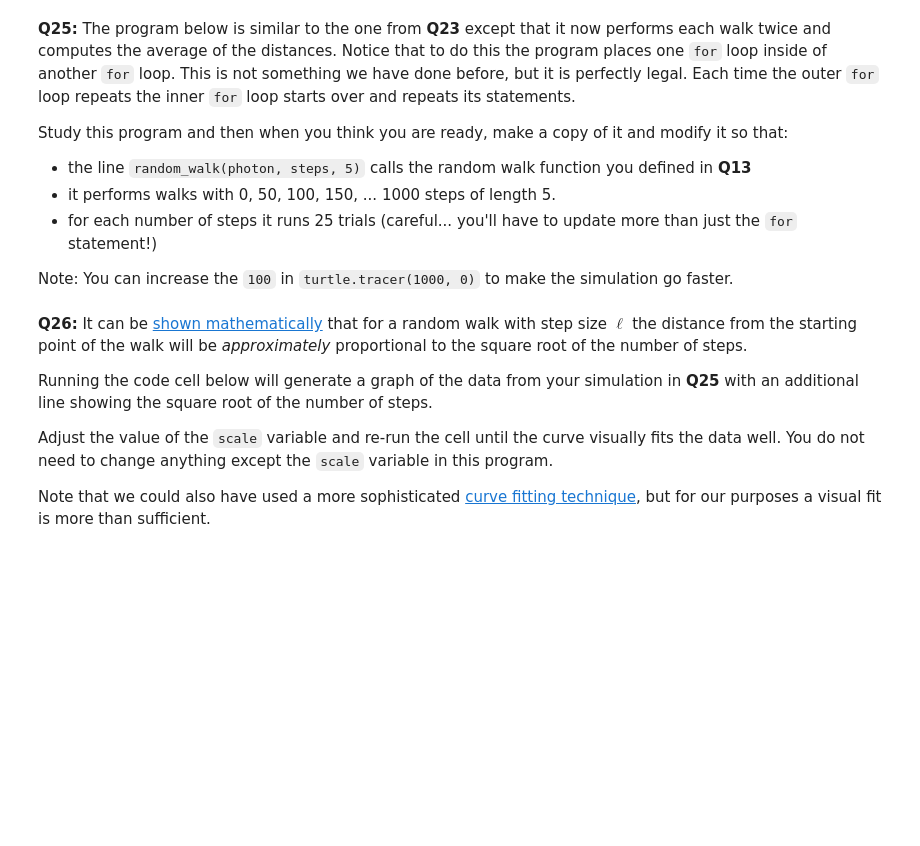
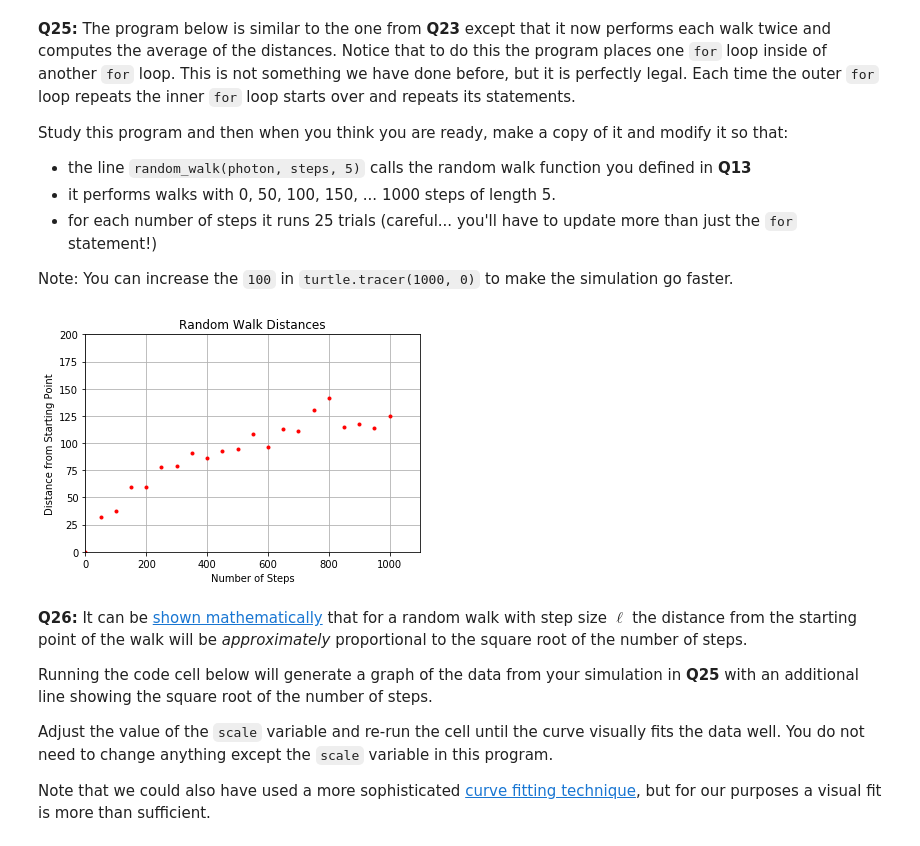
Before and after one commit to dickinson-comp130/Lab05, a Jupyter notebook: Lab05.ipynb, the cells around one changed output. Saved outputs shown, nothing was run; the diff lists cells and outputs as text; code cells hidden in the pictures; blank space fills up the shorter version.

```diff
--- a/Lab05.ipynb
+++ b/Lab05.ipynb
@@ -245,6 +408,51 @@ xlabel("Number of Steps")              # Label the x axis.
 ylabel("Distance from Starting Point") # Label the y axis.
 grid(True)                             # Turn on the grid lines.
 show()                                 # Make the graph show up in the notebook.
+# %%
+import turtle
+import random
+import numpy
+from matplotlib.pyplot import *
+
+photon = turtle.Turtle()
+
+turtle.clearscreen()    # erase any old walks
+turtle.tracer(1000, 0)   # Increase the 100 to make the simulations go faster.
+
+x=[] # will hold x values for the graph.
+y=[] # will hold y values for the graph.
+
+# Do a number of random walks each one with
+# a different number of steps.
+steps=0
+for number_of_steps in range(21):
+
+    # For the current number of steps, run multiple trials
+    # and compute their average distance.
+    total_dist = 0
+    for trial in range(25):
+      random_walk(photon, steps, 5)    # Have the turtle to the random walk.
+      distance = photon.distance(0,0)  # Find the straight line distance from the starting point.
+      total_dist = total_dist + distance
+
+    ave_dist=total_dist/25
+
+    x.append(steps)      # add a new x value.
+    y.append(ave_dist)   # add a new y value.
+
+    steps = steps + 50
+
+# Generate a plot of the x and y values.
+plot(x, y, 'r.')                       # plot x and y using red dots.
+ylim([0, 200])                         # Set the range on the y axis.
+xlim([0, 1100])                        # Set the range on the x axis.
+title("Random Walk Distances")         # Title for the plot.
+xlabel("Number of Steps")              # Label the x axis.
+ylabel("Distance from Starting Point") # Label the y axis.
+grid(True)                             # Turn on the grid lines.
+show()                                 # Make the graph show up in the notebook.
+# %% [output]
+[figure, added]
 # %% [markdown]
 __Q26:__ It can be [shown mathematically](http://mathworld.wolfram.com/RandomWalk2-Dimensional.html) that for a random walk with step size $\ell$ the distance from the starting point of the walk will be *approximately* proportional to the square root of the number of steps.
 
```
Also changed, not shown: parts of 34 cells of this notebook.
